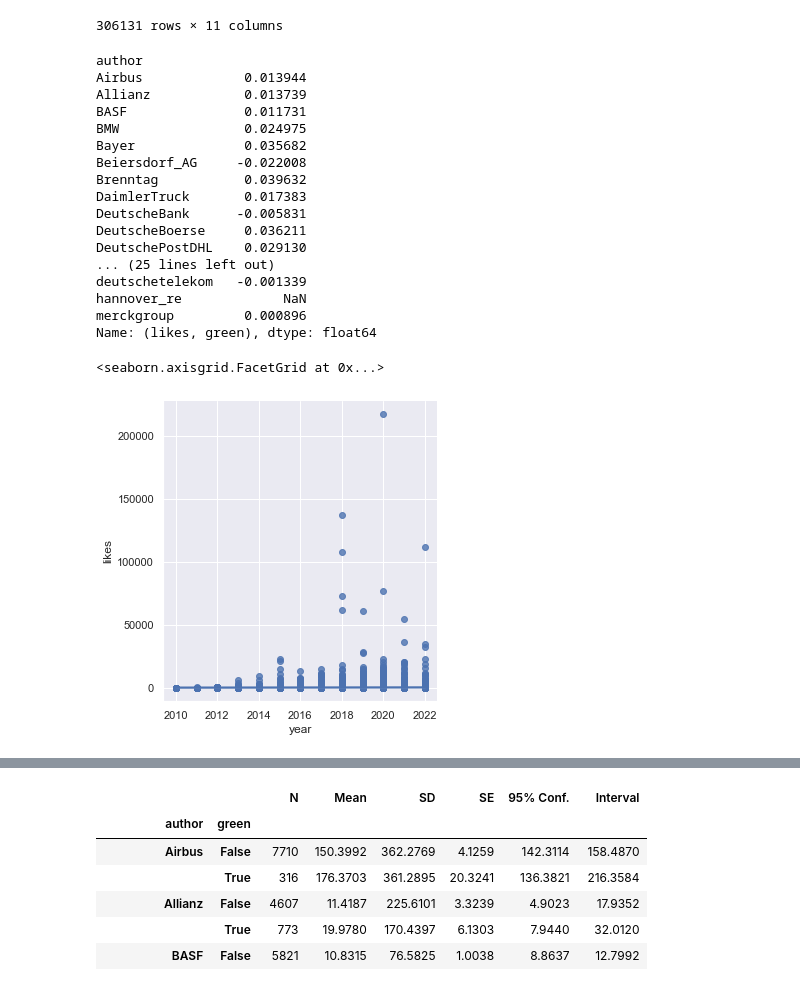
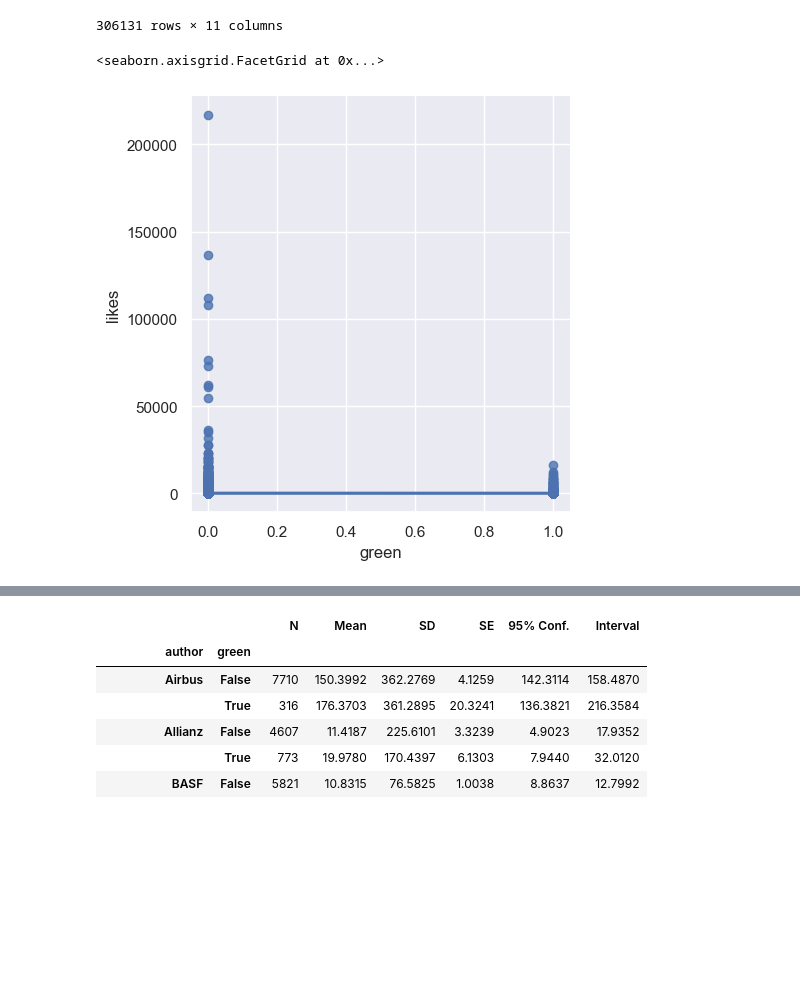
Before and after one commit to thea-kramer/greenwashing-detection, a Jupyter notebook: 2.2_TwitterAnalysingStatistics.ipynb, the cells around one changed output, grey strips where cells are left out. Saved outputs shown, nothing was run; the diff lists cells and outputs as text; code cells hidden in the pictures; blank space fills up the shorter version.

```diff
--- a/2.2_TwitterAnalysingStatistics.ipynb
+++ b/2.2_TwitterAnalysingStatistics.ipynb
@@ -92,36 +71,14 @@ stats
 | 306129 | covestro | Technik | 1 | 19 | 4 | 0 | 2 | [] | 2018 | ... |
 | 306130 | continentaltire | Automobil | 1 | 3 | 1 | 0 | 0 | ['edcarpenter20', 'DWRshow', 'IMS'] | 2018 | ... |
 306131 rows × 11 columns
-# %%
-stats.groupby('author')[['likes','green']].corr().unstack().iloc[:,1]
-# %% [output]
-author
-Airbus             0.013944
-Allianz            0.013739
-BASF               0.011731
-BMW                0.024975
-Bayer              0.035682
-Beiersdorf_AG     -0.022008
-Brenntag           0.039632
-DaimlerTruck       0.017383
-DeutscheBank      -0.005831
-DeutscheBoerse     0.036211
-DeutschePostDHL    0.029130
-... (25 lines left out)
-deutschetelekom   -0.001339
-hannover_re             NaN
-merckgroup         0.000896
-Name: (likes, green), dtype: float64
 # %%
-import seaborn as sns
-
-x_var = 'year'
+x_var = 'green'
 y_var = 'likes'
 sns.set(rc={'figure.figsize':(16,8)})
 sns.lmplot(x=x_var, y=y_var, data=stats)
 # %% [output]
 <seaborn.axisgrid.FacetGrid at 0x...>
-[figure, old version]
+[figure, new version]
 # %%
 hue = 'green'
 sns.set(rc={'figure.figsize':(16,8)})
```
Also changed, not shown: parts of 26 cells of this notebook, 4 other files.
